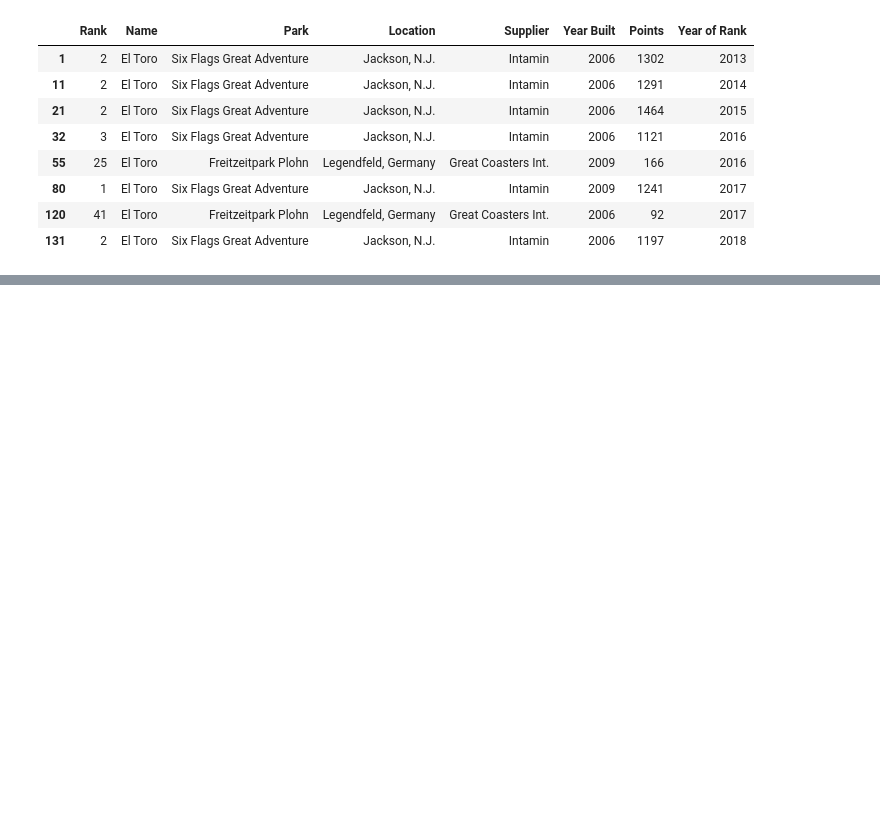
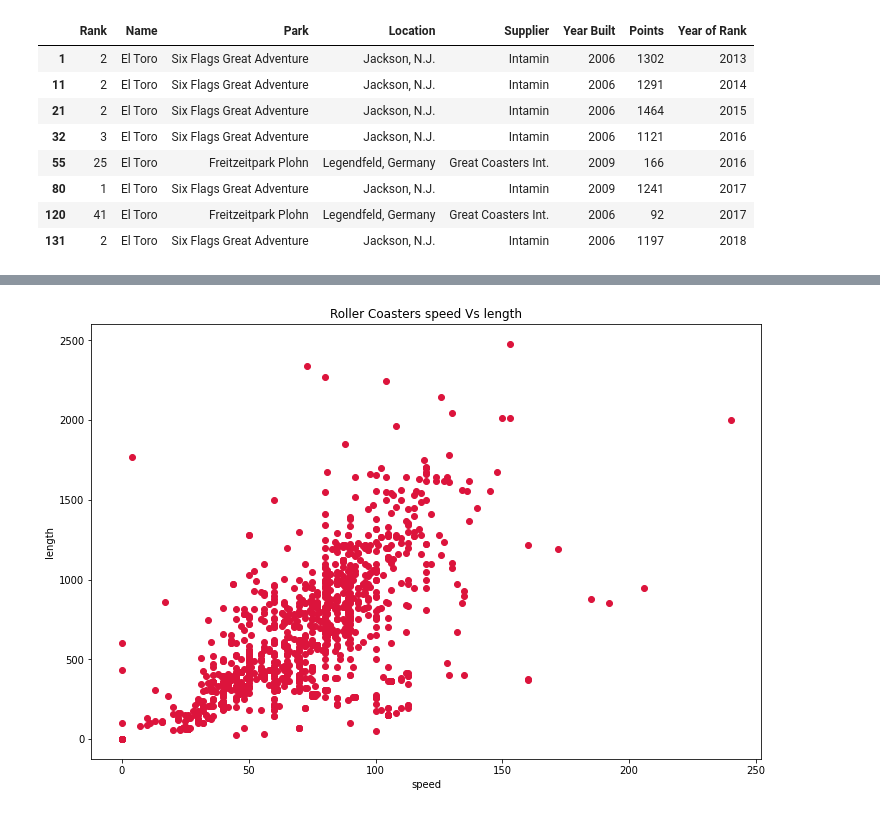
Before and after one commit to princeKike27/Roller-Coaster, a Jupyter notebook: Roller_Coaster.ipynb, the cells around one changed output, grey strips where cells are left out. Saved outputs shown, nothing was run; the diff lists cells and outputs as text; code cells hidden in the pictures; blank space fills up the shorter version.

```diff
--- a/Roller_Coaster.ipynb
+++ b/Roller_Coaster.ipynb
@@ -132,0 +227,22 @@ df_wood[df_wood['Name'] == 'El Toro']
+# %%
+# function that plots a scatter plot of two numeric columns
+def coaster_scatter(df, xcol, ycol):
+  # save values of columns in lists
+  xlst = df[xcol]
+  ylst = df[ycol]
+
+  # plot scatter plot
+  plt.figure(figsize=(12, 8))
+  ax = plt.subplot()
+
+  plt.scatter(x=xlst, y=ylst, color='crimson')
+
+  plt.xlabel(xcol)
+  plt.ylabel(ycol)
+  plt.title(f'Roller Coasters {xcol} Vs {ycol}')
+  plt.show()
+# %%
+# test function
+speed_inversions = coaster_scatter(df_coasters, 'speed', 'length')
+# %% [output]
+[figure, added]
```
Also changed, not shown: parts of 15 cells of this notebook.
